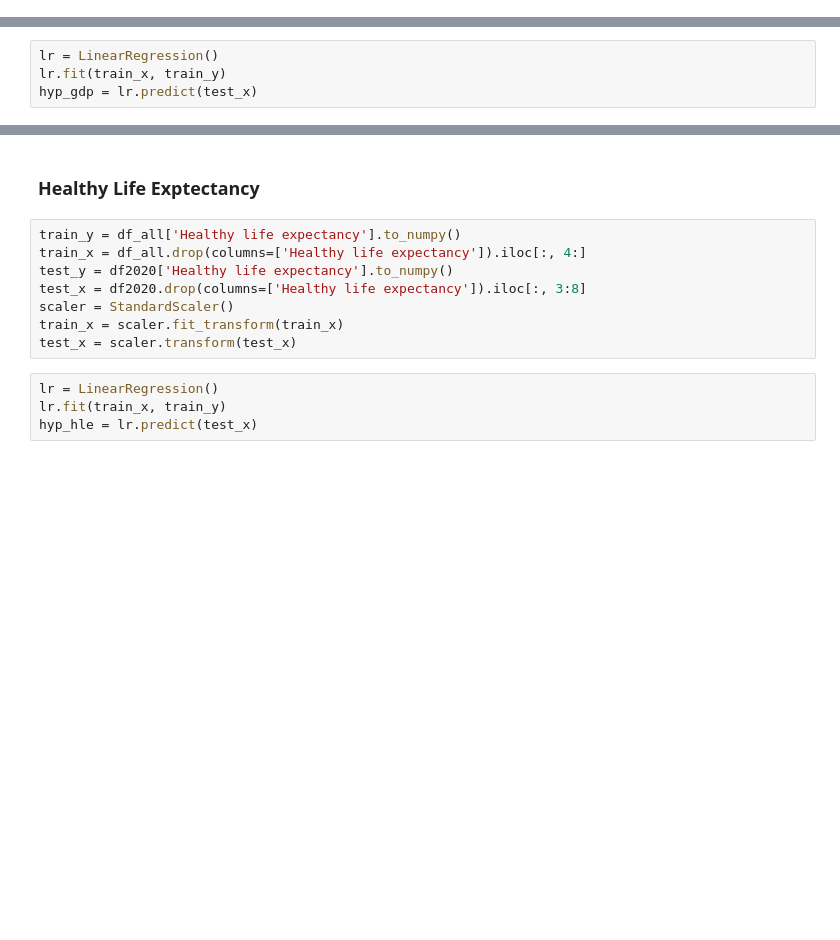
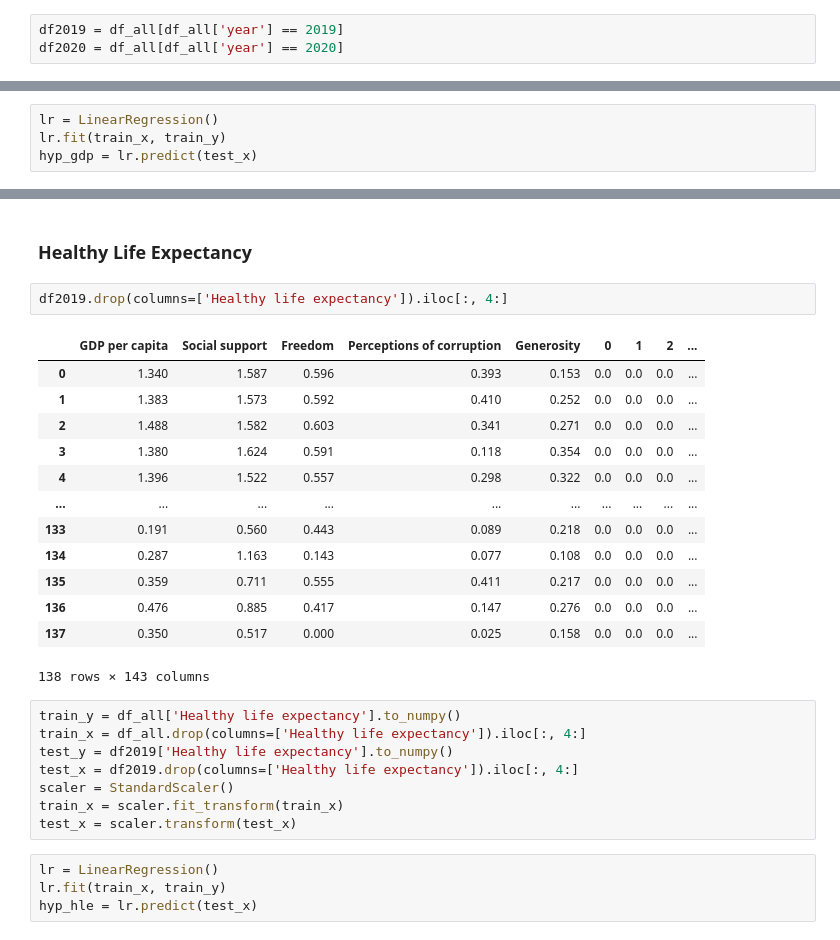
Before and after one commit to tterrytran95/happinesspro, a Jupyter notebook: Regression with WHR .ipynb, the cells around one changed output, grey strips where cells are left out. Cells and saved outputs as stored; diff of their text form; blank space fills up the shorter version.

```diff
--- a/Regression with WHR .ipynb
+++ b/Regression with WHR .ipynb
@@ -115,0 +129,3 @@ le = LabelEncoder()
+# %%
+df2019 = df_all[df_all['year'] == 2019]
+df2020 = df_all[df_all['year'] == 2020]
@@ -157,10 +230,26 @@ Mean squared error...    0.07888287353495015
 # %% [markdown]
-### Healthy Life Exptectancy
+### Healthy Life Expectancy
+# %%
+df2019.drop(columns=['Healthy life expectancy']).iloc[:, 4:]
+# %% [output]
+|  | GDP per capita | Social support | Freedom | Perceptions of corruption | Generosity | 0 | 1 | 2 | ... |
+| 0 | 1.340 | 1.587 | 0.596 | 0.393 | 0.153 | 0.0 | 0.0 | 0.0 | ... |
+| 1 | 1.383 | 1.573 | 0.592 | 0.410 | 0.252 | 0.0 | 0.0 | 0.0 | ... |
+| 2 | 1.488 | 1.582 | 0.603 | 0.341 | 0.271 | 0.0 | 0.0 | 0.0 | ... |
+| 3 | 1.380 | 1.624 | 0.591 | 0.118 | 0.354 | 0.0 | 0.0 | 0.0 | ... |
+| 4 | 1.396 | 1.522 | 0.557 | 0.298 | 0.322 | 0.0 | 0.0 | 0.0 | ... |
+| ... | ... | ... | ... | ... | ... | ... | ... | ... | ... |
+| 133 | 0.191 | 0.560 | 0.443 | 0.089 | 0.218 | 0.0 | 0.0 | 0.0 | ... |
+| 134 | 0.287 | 1.163 | 0.143 | 0.077 | 0.108 | 0.0 | 0.0 | 0.0 | ... |
+| 135 | 0.359 | 0.711 | 0.555 | 0.411 | 0.217 | 0.0 | 0.0 | 0.0 | ... |
+| 136 | 0.476 | 0.885 | 0.417 | 0.147 | 0.276 | 0.0 | 0.0 | 0.0 | ... |
+| 137 | 0.350 | 0.517 | 0.000 | 0.025 | 0.158 | 0.0 | 0.0 | 0.0 | ... |
+138 rows × 143 columns
 # %%
 train_y = df_all['Healthy life expectancy'].to_numpy()
 train_x = df_all.drop(columns=['Healthy life expectancy']).iloc[:, 4:]
-test_y = df2020['Healthy life expectancy'].to_numpy()
-test_x = df2020.drop(columns=['Healthy life expectancy']).iloc[:, 3:8]
+test_y = df2019['Healthy life expectancy'].to_numpy()
+test_x = df2019.drop(columns=['Healthy life expectancy']).iloc[:, 4:]
 scaler = StandardScaler()
 train_x = scaler.fit_transform(train_x)
 test_x = scaler.transform(test_x)
```
Also changed, not shown: parts of 35 cells of this notebook, 2 other files.
